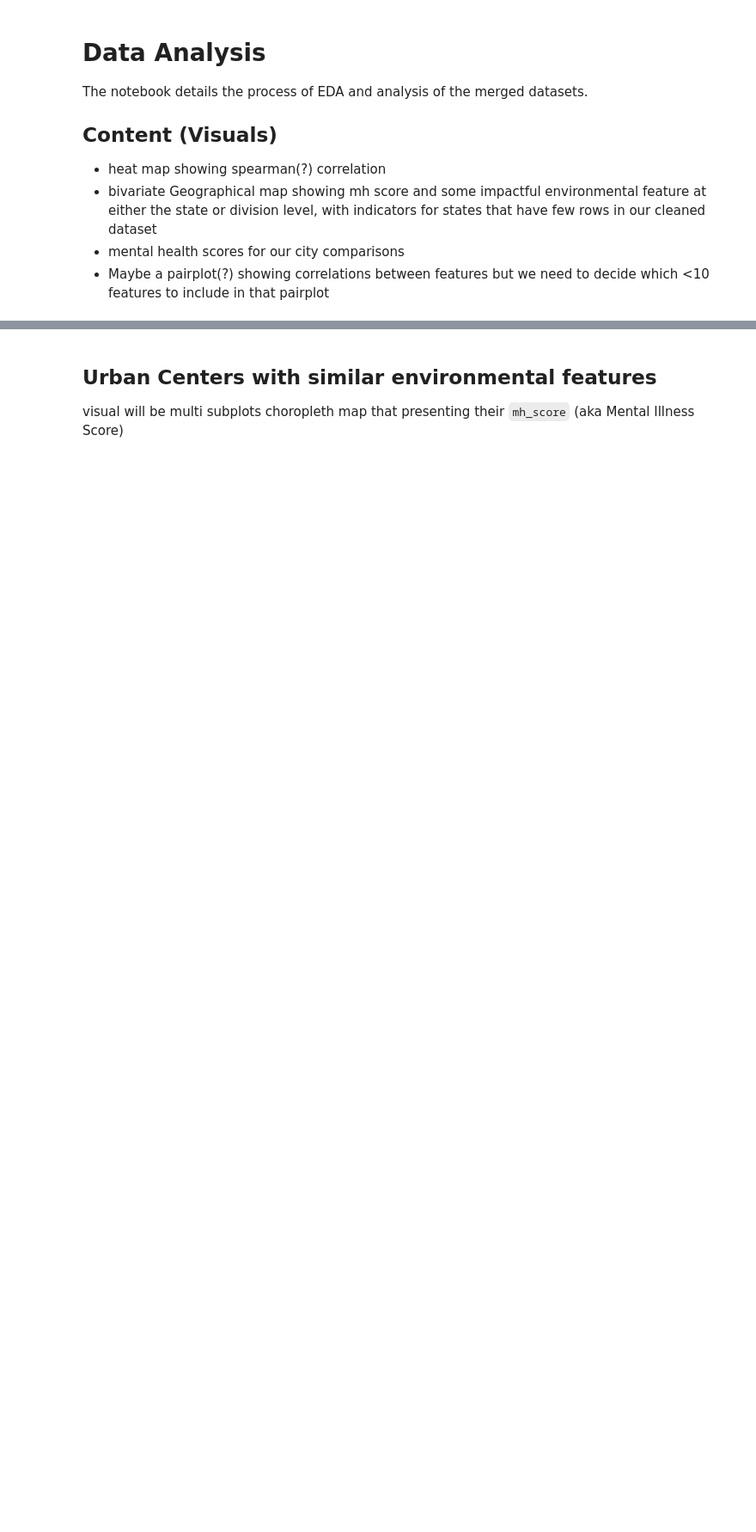
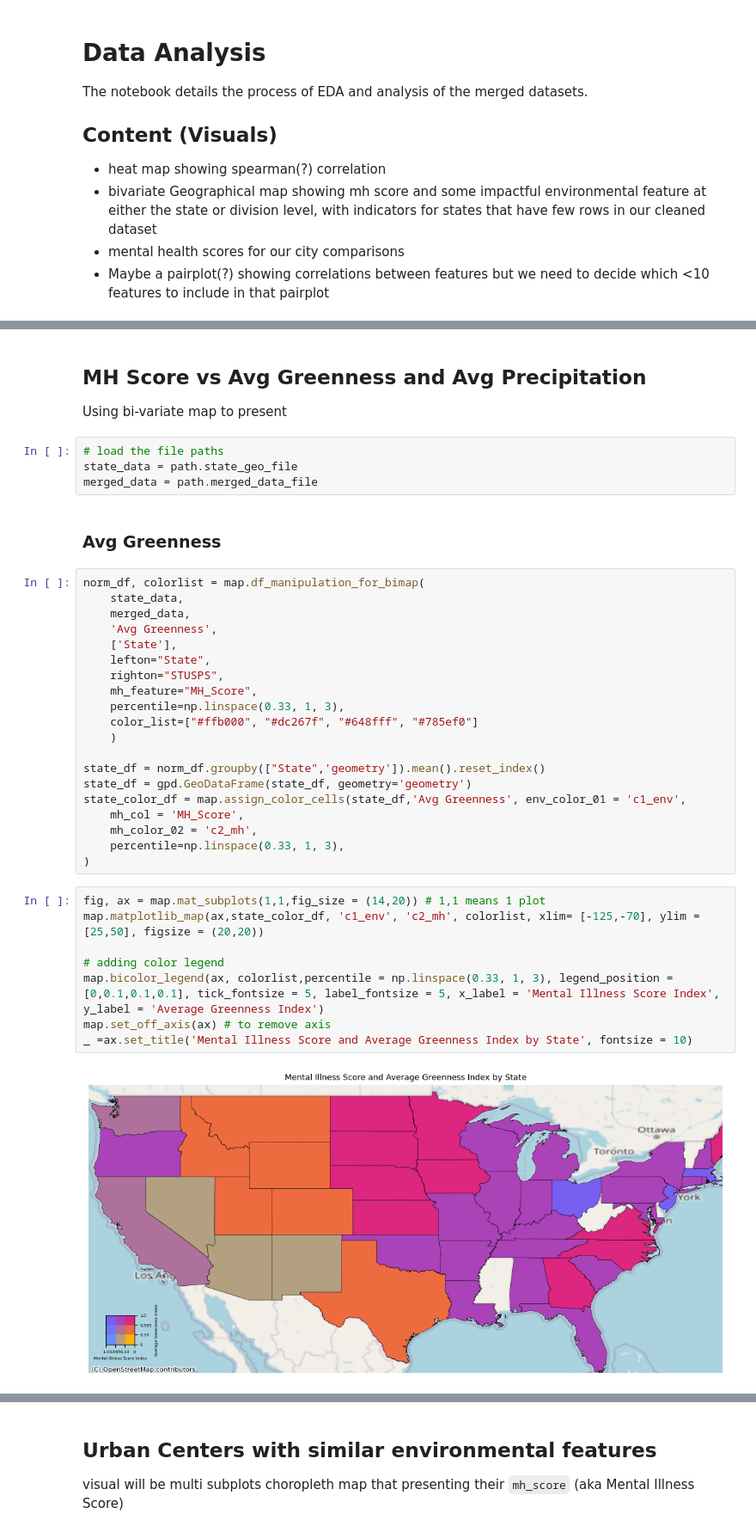
Before and after one commit to shuting2023/Natures_Rx, a Jupyter notebook: src/data_analysis.ipynb, the cells around one changed output, grey strips where cells are left out. Shown at 86% size. Drawn from its saved outputs; the diff is of its cells as text; blank space fills up the shorter version.

```diff
--- a/src/data_analysis.ipynb
+++ b/src/data_analysis.ipynb
@@ -16,3 +18,42 @@ import numpy as np
 # import modules
 import map_module as map
 import file_path as path
+# %% [markdown]
+## MH Score vs Avg Greenness and Avg Precipitation
+Using bi-variate map to present
+# %%
+# load the file paths
+state_data = path.state_geo_file
+merged_data = path.merged_data_file
+# %% [markdown]
+### Avg Greenness
+# %%
+norm_df, colorlist = map.df_manipulation_for_bimap(
+    state_data,
+    merged_data,
+    'Avg Greenness',
+    ['State'],
+    lefton="State",
+    righton="STUSPS",
+    mh_feature="MH_Score",
+    percentile=np.linspace(0.33, 1, 3),
+    color_list=["#ffb000", "#dc267f", "#648fff", "#785ef0"]
+    )
+
+state_df = norm_df.groupby(["State",'geometry']).mean().reset_index()
+state_df = gpd.GeoDataFrame(state_df, geometry='geometry')
+state_color_df = map.assign_color_cells(state_df,'Avg Greenness', env_color_01 = 'c1_env',
+    mh_col = 'MH_Score',
+    mh_color_02 = 'c2_mh',
+    percentile=np.linspace(0.33, 1, 3),
+)
+# %%
+fig, ax = map.mat_subplots(1,1,fig_size = (14,20)) # 1,1 means 1 plot
+map.matplotlib_map(ax,state_color_df, 'c1_env', 'c2_mh', colorlist, xlim= [-125,-70], ylim = [25,50], figsize = (20,20))
+
+# adding color legend
+map.bicolor_legend(ax, colorlist,percentile = np.linspace(0.33, 1, 3), legend_position = [0,0.1,0.1,0.1], tick_fontsize = 5, label_fontsize = 5, x_label = 'Mental Illness Score Index', y_label = 'Average Greenness Index')
+map.set_off_axis(ax) # to remove axis
+_ =ax.set_title('Mental Illness Score and Average Greenness Index by State', fontsize = 10)
+# %% [output]
+[figure, added]
```
Also changed, not shown: parts of 9 cells of this notebook, 2 other files.
